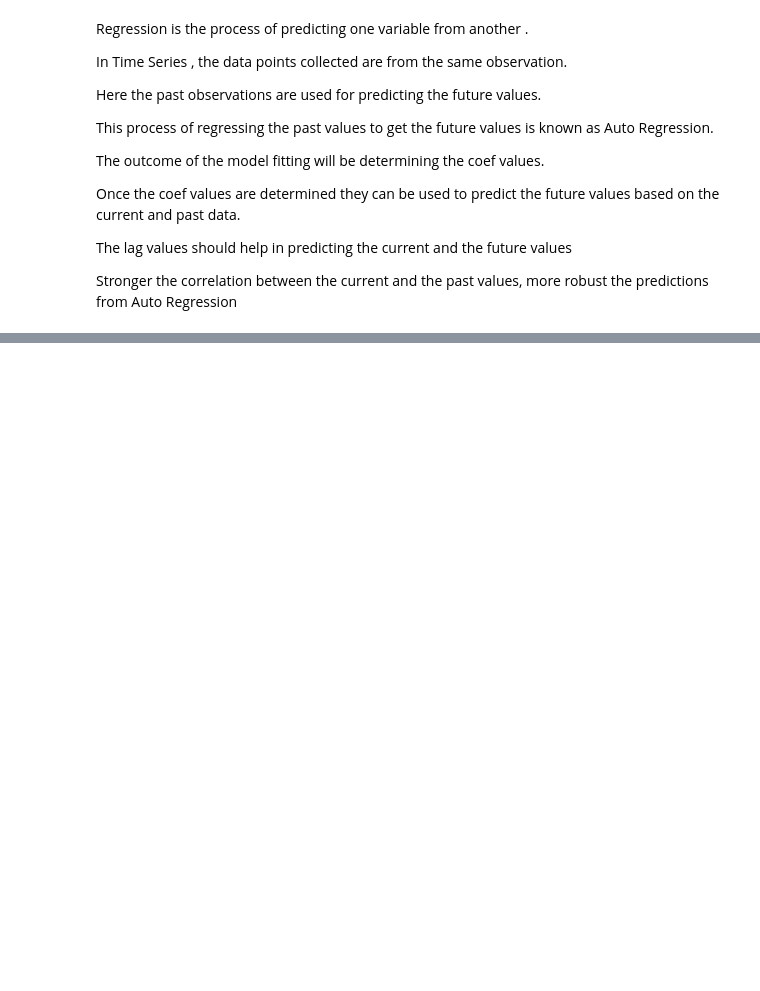
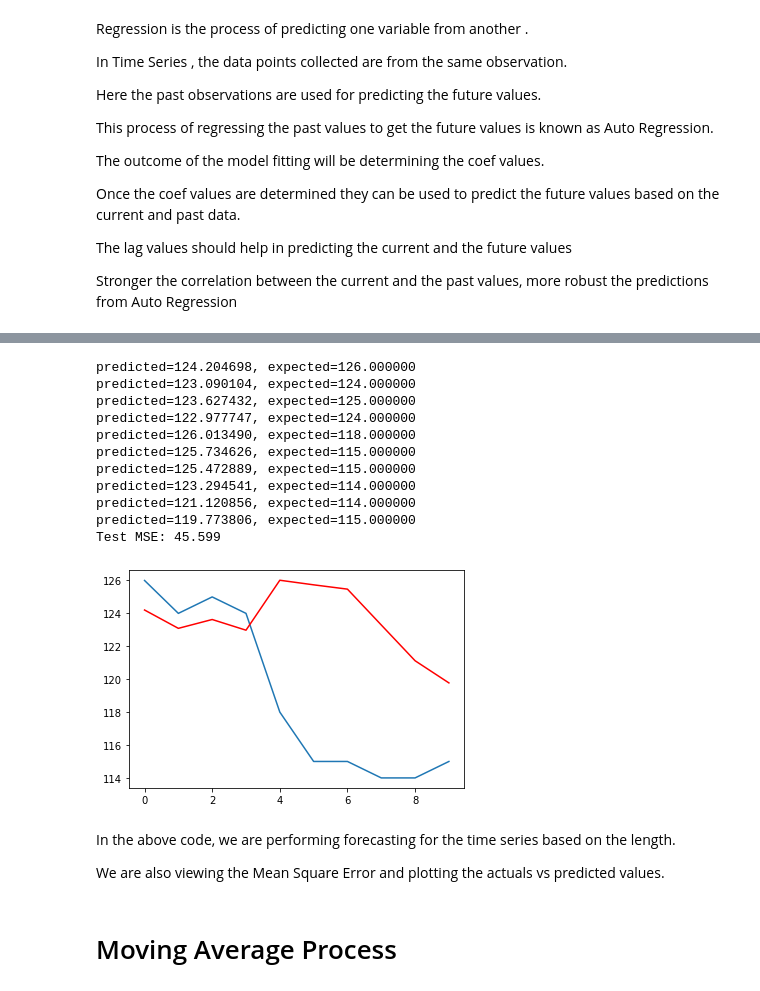
Before and after one commit to vvtrip/ml_manifestations, a Jupyter notebook: 14_time_series/time_series_advanced.ipynb, the cells around one changed output, grey strips where cells are left out. Cells and saved outputs as stored; diff of their text form; code cells hidden in the pictures; blank space fills up the shorter version.

Commit message:
adds Auto Regression and Moving Average

```diff
--- a/14_time_series/time_series_advanced.ipynb
+++ b/14_time_series/time_series_advanced.ipynb
@@ -130,0 +154,11 @@ Stronger the correlation between the current and the past values, more robust th
+# %%
+train  = list(map(lambda x: int(float(x)), list(train)))
+test  = list(map(lambda x: int(float(x)), list(test)))
+# %%
+model = AR(train)
+
+model_fit = model.fit()
+
+print('Lag: %s' % model_fit.k_ar)
+
+print('Coefficients: %s' % model_fit.params)
@@ -130,0 +190,37 @@ Stronger the correlation between the current and the past values, more robust th
+# %%
+predictions = model_fit.predict(start=len(train), end=len(train)+len(test)-1, dynamic=False)
+
+for i in range(len(predictions)):
+
+    print('predicted=%f, expected=%f' % (predictions[i], test[i]))
+
+error = mean_squared_error(test, predictions)
+
+print('Test MSE: %.3f' % error)
+
+# plot results
+
+plt.plot(test)
+
+plt.plot(predictions, color='red')
+
+plt.show()
+# %% [output]
+predicted=124.204698, expected=126.000000
+predicted=123.090104, expected=124.000000
+predicted=123.627432, expected=125.000000
+predicted=122.977747, expected=124.000000
+predicted=126.013490, expected=118.000000
+predicted=125.734626, expected=115.000000
+predicted=125.472889, expected=115.000000
+predicted=123.294541, expected=114.000000
+predicted=121.120856, expected=114.000000
+predicted=119.773806, expected=115.000000
+Test MSE: 45.599
+[figure, added]
+# %% [markdown]
+In the above code, we are performing forecasting for the time series based on the length.
+
+We are also viewing the Mean Square Error and plotting the actuals vs predicted values.
+# %% [markdown]
+# Moving Average Process
```
Also changed, not shown: parts of 13 cells of this notebook.
